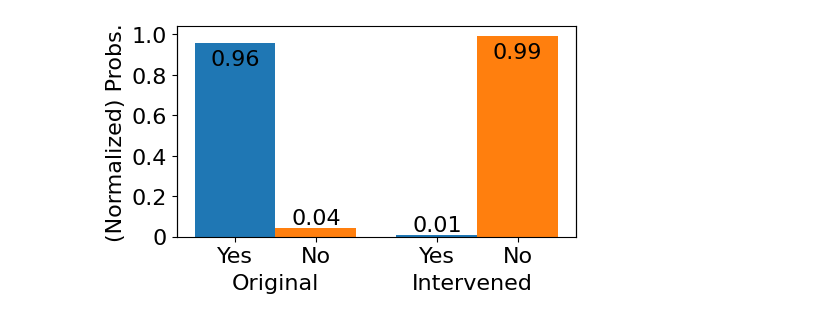
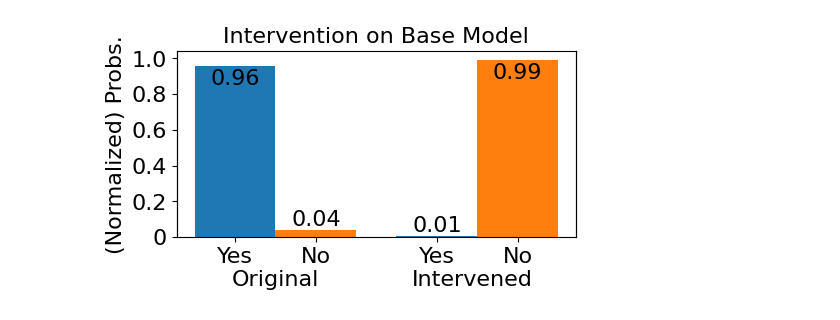
Before and after one commit to ajyl/verify_circuit, a Jupyter notebook: notebooks/base_mechanism.sync.ipynb, the cells around one changed output. Saved outputs shown, nothing was run; the diff lists cells and outputs as text; code cells hidden in the pictures.

```diff
--- a/notebooks/base_mechanism.sync.ipynb
+++ b/notebooks/base_mechanism.sync.ipynb
@@ -83,4 +83,5 @@ seed_all(42)
 
 model_name = "Qwen/Qwen2.5-3B"
 tokenizer = AutoTokenizer.from_pretrained(model_name)
-base_model = AutoModelForCausalLM.from_pretrained(model_name, device_map="auto")
+with torch.device("cuda"):
+    base_model = AutoModelForCausalLM.from_pretrained(model_name)
@@ -91,7 +90,7 @@ Sliding Window Attention is enabled but not implemented for `sdpa`; unexpected r
 convert_to_hooked_model(base_model)
 # %%
 
-sample_data = torch.load(os.path.join(base_dir, "data/test_set2.pt"))
+sample_data = torch.load(os.path.join(base_dir, "data/countdown/test_set2.pt"))
 # %%
 
 sample = sample_data[0]
@@ -207,8 +206,6 @@ for sample in tqdm(sample_data):
         prompt += f"The User is given the set of numbers {nums} and must create an equation that equals {target}. "
         prompt += f"The User's attempt is {attempt}. "
         prompt += f"Therefore, the final answer is"
-        print(prompt)
-        break
 
         _input = tokenizer(prompt, return_tensors="pt").to("cuda")
         output = base_model(**_input)
@@ -347,31 +326,32 @@ for idx, bar in enumerate(bars):
         fontsize=16,
     )
 
 # Labels and styling
 ax.set_xticks(x_positions)
 ax.set_xticklabels(bar_labels, fontsize=16)
 
 ax2 = ax.twiny()
 ax2.set_xlim(ax.get_xlim())
 ax2.tick_params(axis="x", length=0)
 
 ax2.spines["top"].set_visible(False)
 ax2.xaxis.set_ticks_position("bottom")
 ax2.xaxis.set_label_position("bottom")
 ax2.spines["bottom"].set_position(("axes", -0.15))
 ax2.set_frame_on(True)
 ax2.patch.set_visible(False)
 ax2.spines["bottom"].set_visible(False)
 ax2.set_xticks([0.4, 2.35])
 ax2.set_xticklabels(["Original", "Intervened"], fontsize=16)
 # ax.legend()
 
 ax.set_yticklabels(["0", "0.2", "0.4", "0.6", "0.8", "1.0"], fontsize=16)
+ax.set_title("Intervention on Base Model", fontsize=16)
 
 ax.set_ylabel("(Normalized) Probs.", fontsize=16)
 plt.tight_layout()
 fig.savefig("base_model_intervene.png", dpi=300)
 fig.savefig("base_model_intervene.pdf", dpi=300)
 plt.show()
 # %% [output]
-[figure, old version]
+[figure, new version]
```
Also changed, not shown: parts of 4 cells of this notebook, 2 other files.
